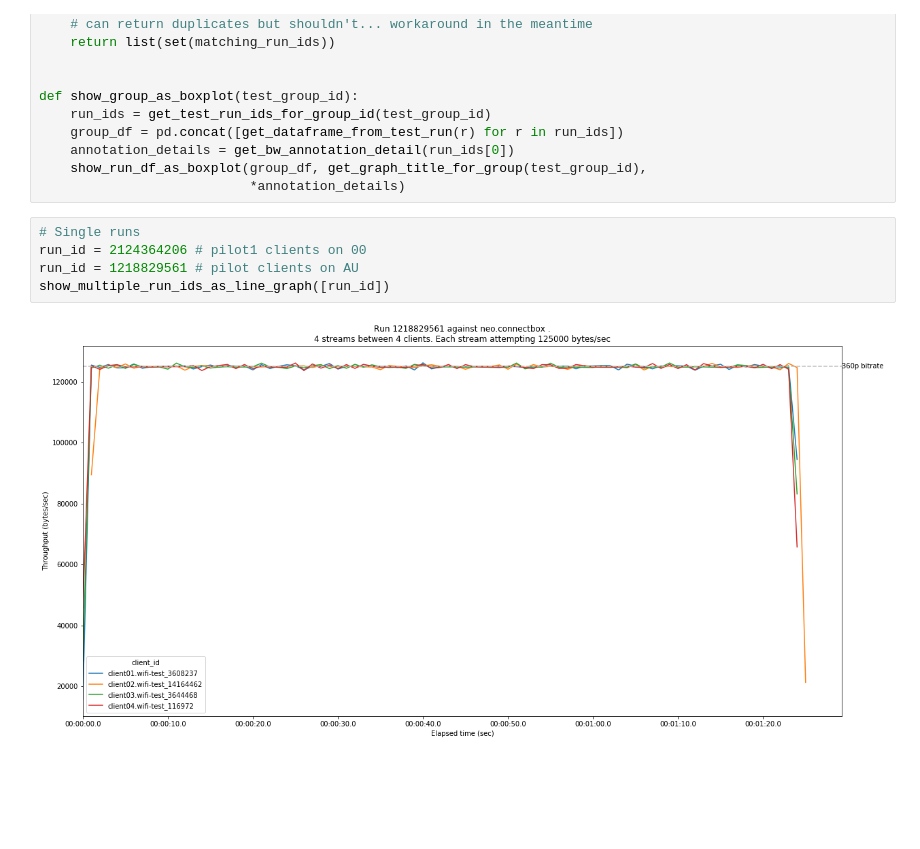
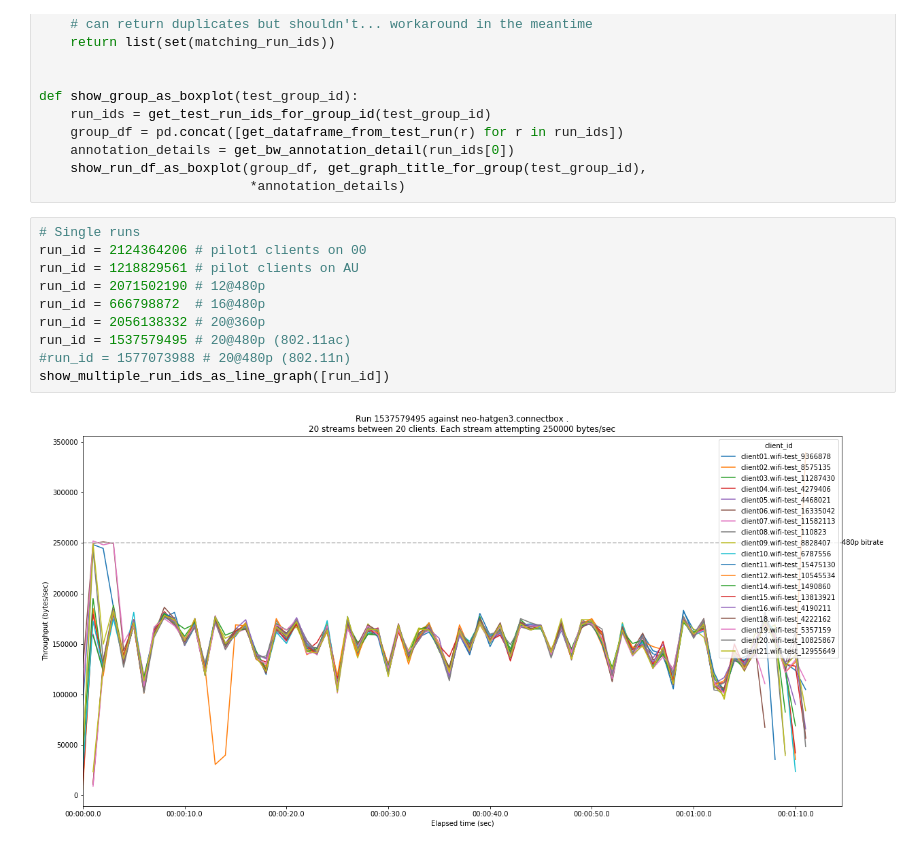
Before and after one commit to ConnectBox/wifi-test-framework, a Jupyter notebook: analysis/network-benchmarks.ipynb, the cells around one changed output. Cells and saved outputs as stored; diff of their text form; blank space fills up the shorter version.

```diff
--- a/analysis/network-benchmarks.ipynb
+++ b/analysis/network-benchmarks.ipynb
@@ -215,10 +215,15 @@ def show_group_as_boxplot(test_group_id):
 # %%
 # Single runs
 run_id = 2124364206 # pilot1 clients on 00
 run_id = 1218829561 # pilot clients on AU
+run_id = 2071502190 # 12@480p
+run_id = 666798872  # 16@480p
+run_id = 2056138332 # 20@360p
+run_id = 1537579495 # 20@480p (802.11ac)
+#run_id = 1577073988 # 20@480p (802.11n)
 show_multiple_run_ids_as_line_graph([run_id])
 # %% [output]
-[figure, old version]
+[figure, new version]
 # %%
 # Groups
 """
```
Also changed, not shown: parts of 1 cell of this notebook, 12 other files.
